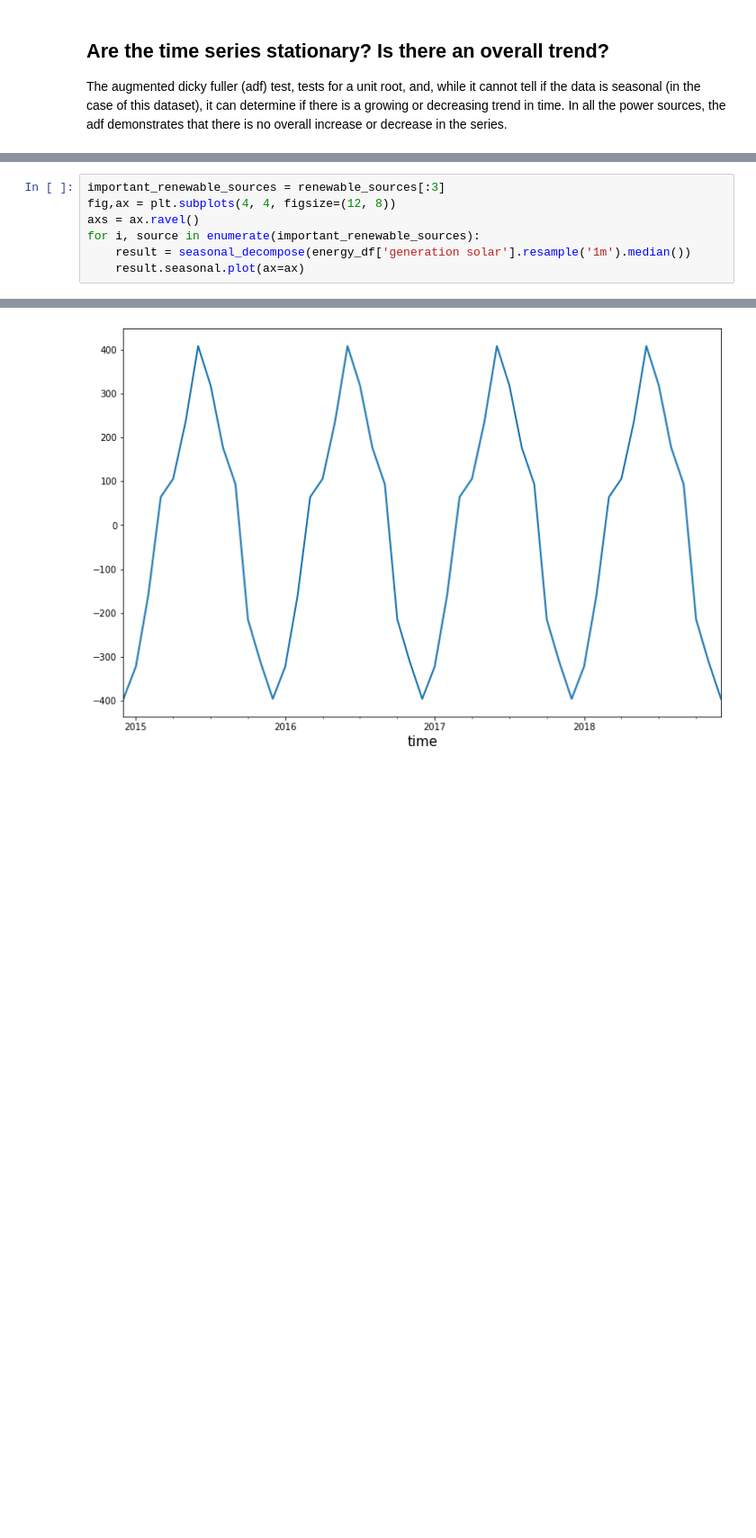
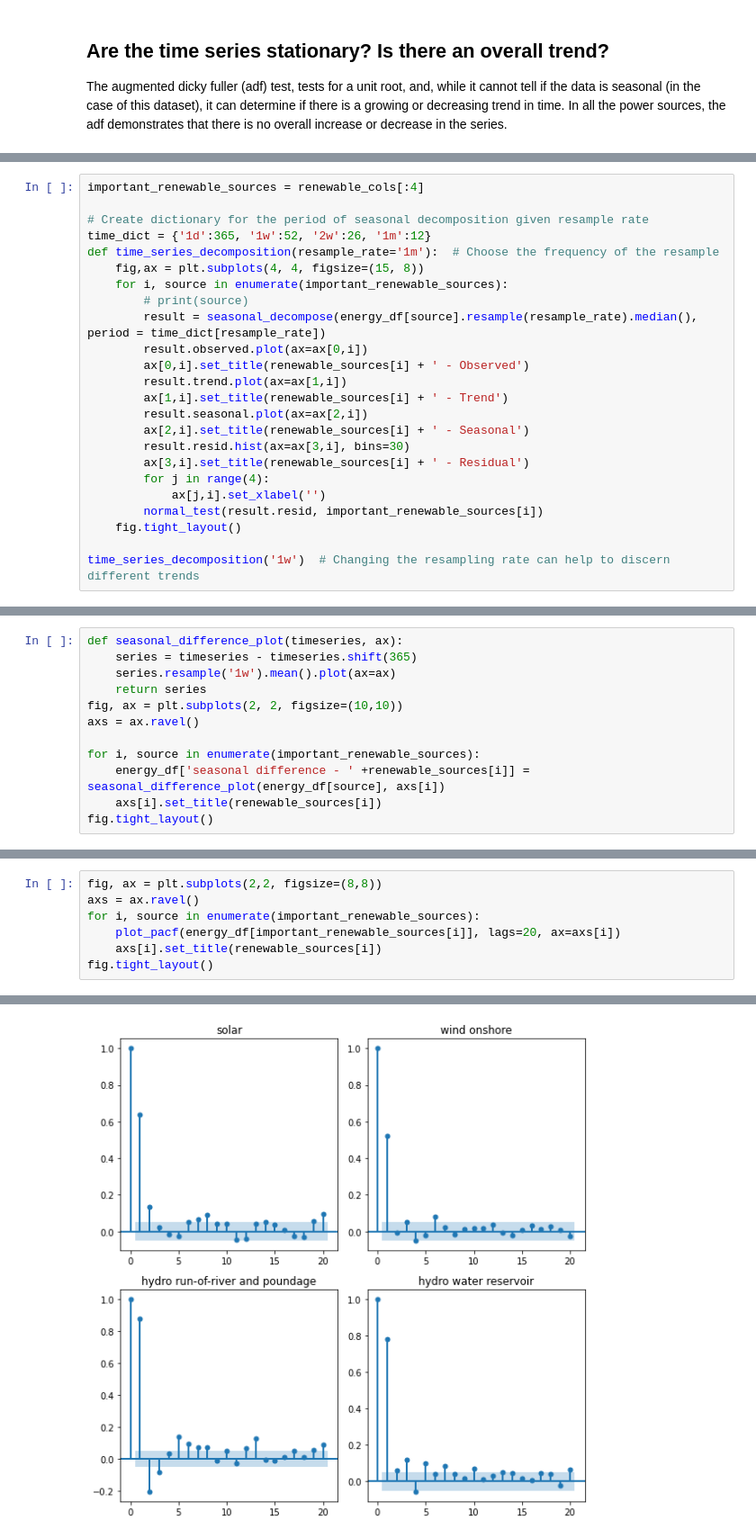
Before and after one commit to joshuamills98/spanish_energy_market_project, a Jupyter notebook: notebooks/Time Series Analysis.ipynb, the cells around one changed output, grey strips where cells are left out. Shown at 90% size. Cells and saved outputs as stored; diff of their text form; blank space fills up the shorter version.

Commit message:
continued time series analysis

```diff
--- a/notebooks/Time Series Analysis.ipynb
+++ b/notebooks/Time Series Analysis.ipynb
@@ -76,0 +85,24 @@ It will be useful to
+# %%
+important_renewable_sources = renewable_cols[:4]
+
+# Create dictionary for the period of seasonal decomposition given resample rate
+time_dict = {'1d':365, '1w':52, '2w':26, '1m':12}
+def time_series_decomposition(resample_rate='1m'):  # Choose the frequency of the resample
+    fig,ax = plt.subplots(4, 4, figsize=(15, 8))
+    for i, source in enumerate(important_renewable_sources):
+        # print(source)
+        result = seasonal_decompose(energy_df[source].resample(resample_rate).median(), period = time_dict[resample_rate])
+        result.observed.plot(ax=ax[0,i])
+        ax[0,i].set_title(renewable_sources[i] + ' - Observed')
+        result.trend.plot(ax=ax[1,i])
+        ax[1,i].set_title(renewable_sources[i] + ' - Trend')
+        result.seasonal.plot(ax=ax[2,i])
+        ax[2,i].set_title(renewable_sources[i] + ' - Seasonal')
+        result.resid.hist(ax=ax[3,i], bins=30)
+        ax[3,i].set_title(renewable_sources[i] + ' - Residual')
+        for j in range(4):
+            ax[j,i].set_xlabel('')
+        normal_test(result.resid, important_renewable_sources[i])
+    fig.tight_layout()
+
+time_series_decomposition('1w')  # Changing the resampling rate can help to discern different trends
@@ -76,0 +131,12 @@ It will be useful to
+# %%
+def seasonal_difference_plot(timeseries, ax):
+    series = timeseries - timeseries.shift(365)
+    series.resample('1w').mean().plot(ax=ax)
+    return series
+fig, ax = plt.subplots(2, 2, figsize=(10,10))
+axs = ax.ravel()
+
+for i, source in enumerate(important_renewable_sources):
+    energy_df['seasonal difference - ' +renewable_sources[i]] = seasonal_difference_plot(energy_df[source], axs[i])
+    axs[i].set_title(renewable_sources[i])
+fig.tight_layout()
@@ -77,8 +159,8 @@ It will be useful to
 # %%
-important_renewable_sources = renewable_sources[:3]
-fig,ax = plt.subplots(4, 4, figsize=(12, 8))
+fig, ax = plt.subplots(2,2, figsize=(8,8))
 axs = ax.ravel()
 for i, source in enumerate(important_renewable_sources):
-    result = seasonal_decompose(energy_df['generation solar'].resample('1m').median())
-    result.seasonal.plot(ax=ax)
+    plot_pacf(energy_df[important_renewable_sources[i]], lags=20, ax=axs[i])
+    axs[i].set_title(renewable_sources[i])
+fig.tight_layout()
 # %% [output]
@@ -86 +167 @@ for i, source in enumerate(important_renewable_sources):
-[figure, old version]
+[figure, new version]
```
Also changed, not shown: parts of 22 cells of this notebook, 4 other files.
